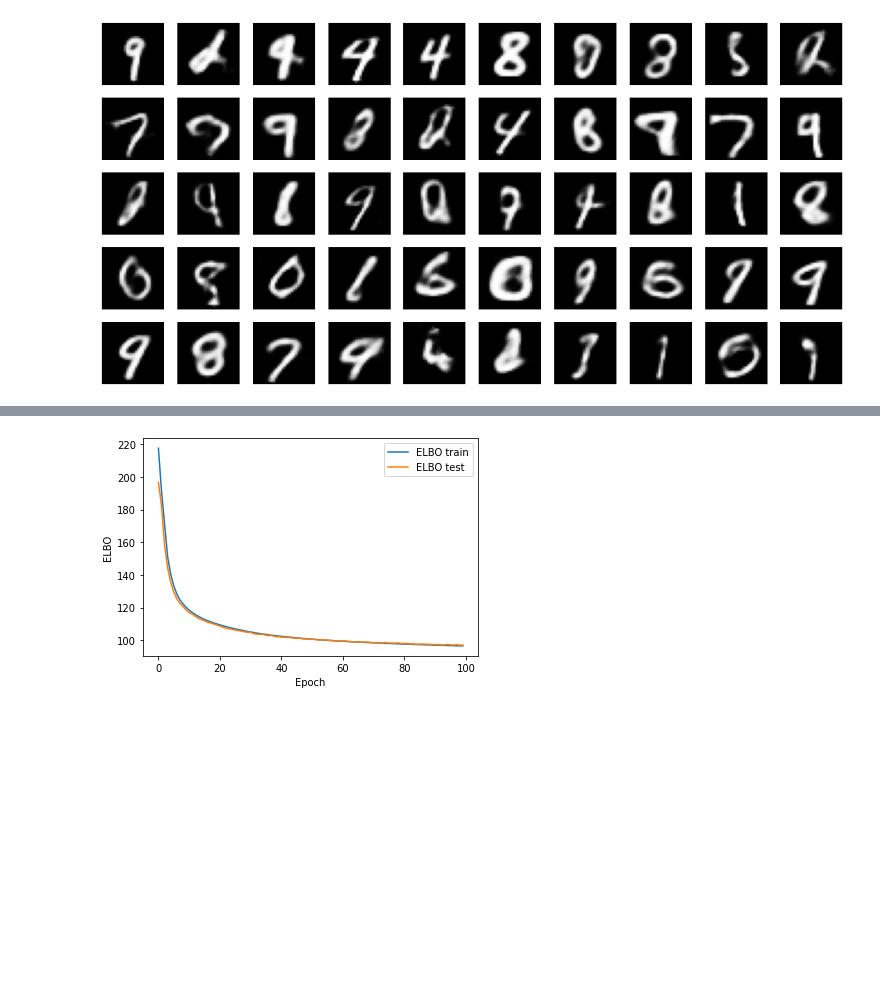
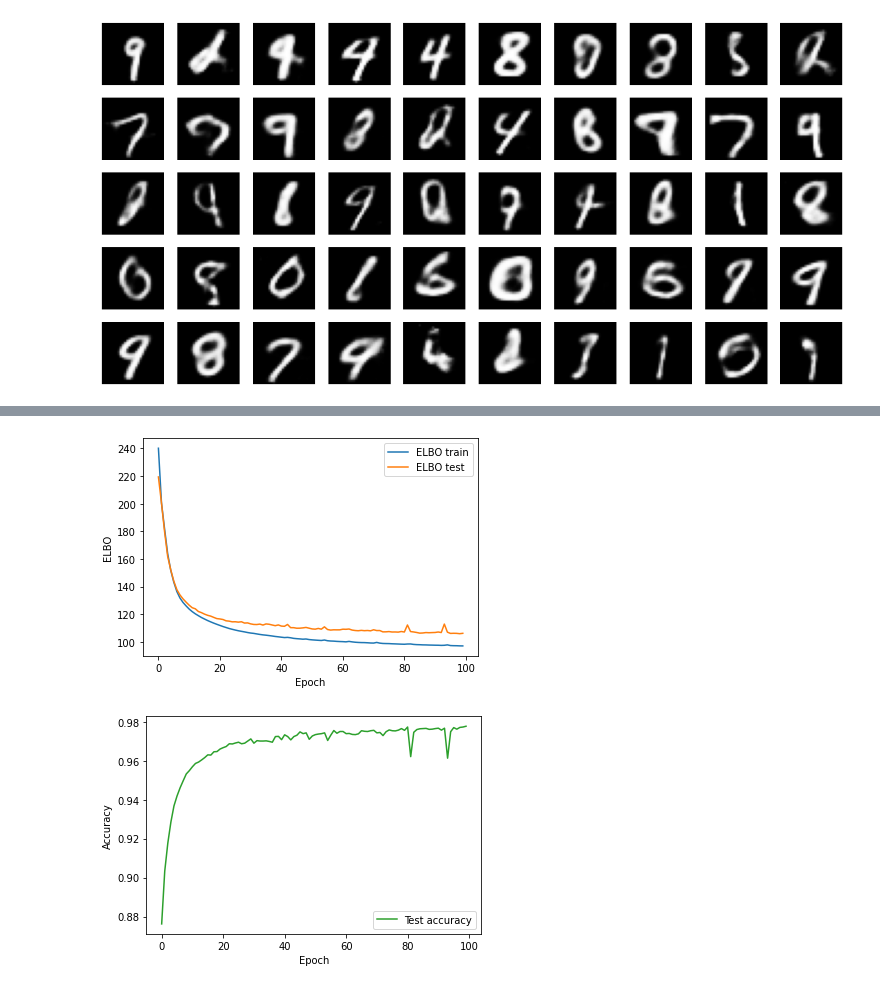
Before and after one commit to markus7800/vae, a Jupyter notebook: main.ipynb, the cells around one changed output, grey strips where cells are left out. Saved outputs shown, nothing was run; the diff lists cells and outputs as text; code cells hidden in the pictures; blank space fills up the shorter version.

```diff
--- a/main.ipynb
+++ b/main.ipynb
@@ -262,8 +262,6 @@ class EncoderY(nn.Module):
         self.softmax = nn.Softmax(dim=1)
 
     def forward(self, x):
-        x = x.reshape(-1, self.input_dim) # flatten input
-
         x = self.softplus(self.fc1(x))
         x = self.softplus(self.fc2(x))
 
@@ -342,7 +358,8 @@ class SSVAE(nn.Module):
 from pyro.infer import TraceEnum_ELBO, config_enumerate
 
 def train_SSVAE(loaders, ssvae, device,
-                nth_supervised=None, epochs=25, verbose=True, show_plot=True):
+                nth_supervised=None, aux_loss=False, epochs=25,
+                verbose=True, show_plot=True):
 
     optimizer = Adam({'lr': 0.0005})
 
@@ -352,11 +369,15 @@ def train_SSVAE(loaders, ssvae, device,
 
     svi = SVI(ssvae.model, guide, optimizer, loss=elbo)
 
+    elbo_aux = Trace_ELBO()
+    svi_aux = SVI(ssvae.model_classify, ssvae.guide_classify, optimizer, loss=elbo_aux)
+
     #elbo = Trace_ELBO()
     #svi = SVI(ssvae.model, ssvae.guide, optimizer, loss=elbo)
 
     train_elbo = []
     test_elbo = []
+    test_acc = []
 
     if nth_supervised:
         N = len(loaders['train'])
@@ -367,30 +388,38 @@ def train_SSVAE(loaders, ssvae, device,
         epoch_loss = 0.0
         for i, (x, y) in enumerate(loaders['train']):
             x = x.reshape(-1, ssvae.input_size).to(device)
-            if nth_supervised and (i % nth_supervised == 0):
+            if nth_supervised and (i % nth_supervised == 0): # batches are not shuffled
                 y = F.one_hot(y, ssvae.output_size).to(device)
+                if aux_loss:
+                    epoch_loss += svi_aux.step(x, y)
             else:
                 y = None
-            #y = None
-            # do ELBO gradient and accumulate loss
-            #y = F.one_hot(y, ssvae.output_size).to(device)
+
             epoch_loss += svi.step(x, y)
 
         total_epoch_loss_train = epoch_loss / len(loaders['train'].dataset)
         train_elbo.append(total_epoch_loss_train)
 
         test_loss = 0.0
+        y_correct = 0
         for x, y in loaders['test']:
             x = x.reshape(-1, ssvae.input_size).to(device)
             y = F.one_hot(y, ssvae.output_size).to(device)
-            # compute ELBO estimate and accumulate loss
+
             test_loss += svi.evaluate_loss(x, y)
+            if aux_loss:
+                test_loss += svi_aux.evaluate_loss(x, y)
+
+            y_correct += (ssvae_classify(ssvae, x) == y).all(dim=1).sum()
 
         total_epoch_loss_test = test_loss / len(loaders['test'].dataset)
         test_elbo.append(total_epoch_loss_test)
 
+        total_epoch_acc_test = y_correct.cpu().detach().numpy() / len(loaders['test'].dataset)
+        test_acc.append(total_epoch_acc_test)
+
         if verbose:
-            print(f"Epoch {epoch:4d}: training loss: {total_epoch_loss_train:.4f} test loss: {total_epoch_loss_test:.4f}", end='\r')
+            print(f"Epoch {epoch:4d}: training loss: {total_epoch_loss_train:.4f} test loss: {total_epoch_loss_test:.4f} test acc: {total_epoch_acc_test:.4f}", end='\r')
 
     if show_plot:
         plt.plot(train_elbo, label='ELBO train')
@@ -399,3 +428,9 @@ def train_SSVAE(loaders, ssvae, device,
         plt.ylabel('ELBO')
         plt.legend()
         plt.show()
+
+        plt.plot(test_acc, label='Test accuracy', color='tab:green')
+        plt.xlabel('Epoch')
+        plt.ylabel('Accuracy')
+        plt.legend()
+        plt.show()
@@ -404,9 +475,12 @@ def train_SSVAE(loaders, ssvae, device,
 seed_everything()
 pyro.clear_param_store()
 
+ssvae = SSVAE(z_dim=50, hidden_dims=[200, 400], device=device)
+
 loaders = MNIST_loaders
-test_batch_x = MNIST_test_batch_x
-ssvae = SSVAE(z_dim=50, hidden_dims=[200, 400], device=device)
-train_SSVAE(loaders, ssvae, device=device, epochs=100, nth_supervised=2)
+test_batch_x = MNIST_test_batch_x.reshape(-1, ssvae.input_size)
+test_batch_y = F.one_hot(MNIST_test_batch_y, ssvae.output_size)
+
+train_SSVAE(loaders, ssvae, device=device, epochs=100, nth_supervised=2, aux_loss=True)
 # %% [output]
 Number of supervised batches: 117/235
@@ -414 +488,2 @@ Epoch  100: training loss: 96.5352 test loss: 97.085183
-[figure, old version]
+[figure, new version]
+[figure, added]
```
Also changed, not shown: parts of 10 cells of this notebook.
